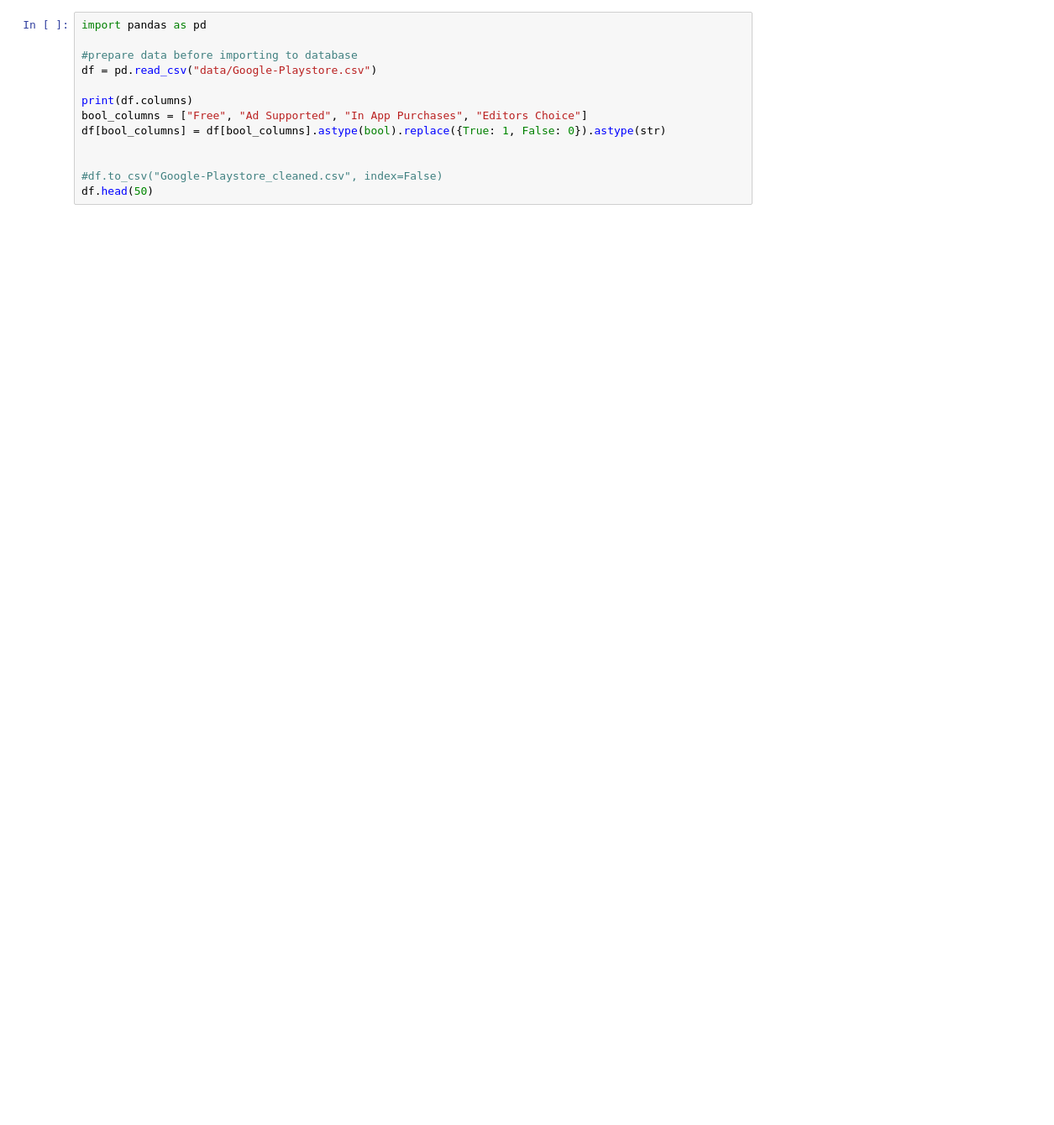
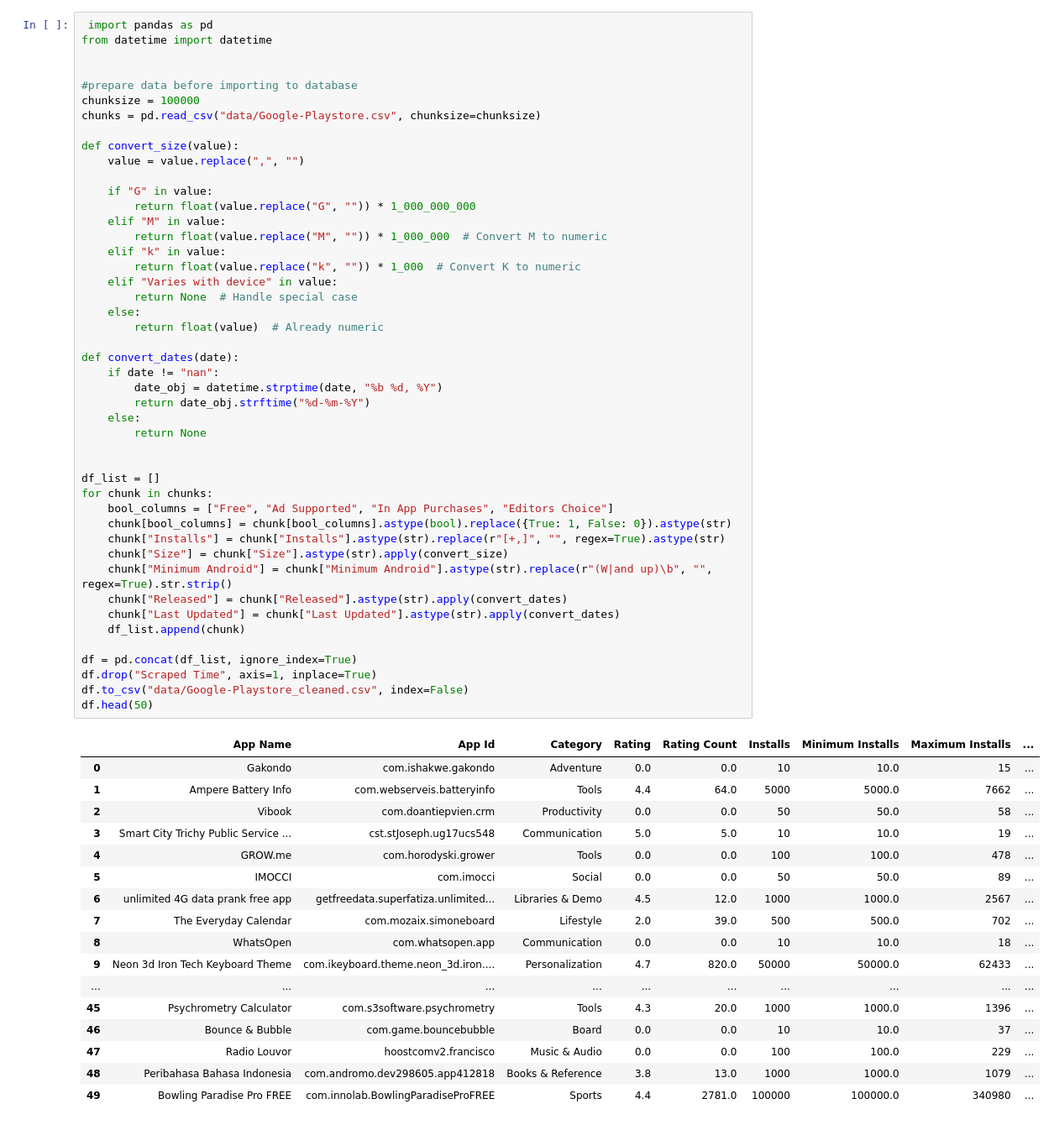
Before and after one commit to pawel00wypych/Databases-Efficiency-Comparison, a Jupyter notebook: prepare_data.ipynb, the cells around one changed output. Shown: that part at 84% size. Drawn from its saved outputs; the diff is of its cells as text; blank space fills up the shorter version.

Commit message:
script to prepare csv data file finished

```diff
--- a/prepare_data.ipynb
+++ b/prepare_data.ipynb
@@ -1,14 +1,64 @@
 # %%
-import pandas as pd
+ import pandas as pd
+from datetime import datetime
+
 
 #prepare data before importing to database
-df = pd.read_csv("data/Google-Playstore.csv")
+chunksize = 100000
+chunks = pd.read_csv("data/Google-Playstore.csv", chunksize=chunksize)
 
-print(df.columns)
-bool_columns = ["Free", "Ad Supported", "In App Purchases", "Editors Choice"]
-df[bool_columns] = df[bool_columns].astype(bool).replace({True: 1, False: 0}).astype(str)
+def convert_size(value):
+    value = value.replace(",", "")
+
+    if "G" in value:
+        return float(value.replace("G", "")) * 1_000_000_000
+    elif "M" in value:
+        return float(value.replace("M", "")) * 1_000_000  # Convert M to numeric
+    elif "k" in value:
+        return float(value.replace("k", "")) * 1_000  # Convert K to numeric
+    elif "Varies with device" in value:
+        return None  # Handle special case
+    else:
+        return float(value)  # Already numeric
+
+def convert_dates(date):
+    if date != "nan":
+        date_obj = datetime.strptime(date, "%b %d, %Y")
+        return date_obj.strftime("%d-%m-%Y")
+    else:
+        return None
 
 
-#df.to_csv("Google-Playstore_cleaned.csv", index=False)
+df_list = []
+for chunk in chunks:
+    bool_columns = ["Free", "Ad Supported", "In App Purchases", "Editors Choice"]
+    chunk[bool_columns] = chunk[bool_columns].astype(bool).replace({True: 1, False: 0}).astype(str)
+    chunk["Installs"] = chunk["Installs"].astype(str).replace(r"[+,]", "", regex=True).astype(str)
+    chunk["Size"] = chunk["Size"].astype(str).apply(convert_size)
+    chunk["Minimum Android"] = chunk["Minimum Android"].astype(str).replace(r"(W|and up)\b", "", regex=True).str.strip()
+    chunk["Released"] = chunk["Released"].astype(str).apply(convert_dates)
+    chunk["Last Updated"] = chunk["Last Updated"].astype(str).apply(convert_dates)
+    df_list.append(chunk)
+
+df = pd.concat(df_list, ignore_index=True)
+df.drop("Scraped Time", axis=1, inplace=True)
+df.to_csv("data/Google-Playstore_cleaned.csv", index=False)
 df.head(50)
 # %% [output]
+|  | App Name | App Id | Category | Rating | Rating Count | Installs | Minimum Installs | Maximum Installs | ... |
+| 0 | Gakondo | com.ishakwe.gakondo | Adventure | 0.0 | 0.0 | 10 | 10.0 | 15 | ... |
+| 1 | Ampere Battery Info | com.webserveis.batteryinfo | Tools | 4.4 | 64.0 | 5000 | 5000.0 | 7662 | ... |
+| 2 | Vibook | com.doantiepvien.crm | Productivity | 0.0 | 0.0 | 50 | 50.0 | 58 | ... |
+| 3 | Smart City Trichy Public Service ... | cst.stJoseph.ug17ucs548 | Communication | 5.0 | 5.0 | 10 | 10.0 | 19 | ... |
+| 4 | GROW.me | com.horodyski.grower | Tools | 0.0 | 0.0 | 100 | 100.0 | 478 | ... |
+| 5 | IMOCCI | com.imocci | Social | 0.0 | 0.0 | 50 | 50.0 | 89 | ... |
+| 6 | unlimited 4G data prank free app | getfreedata.superfatiza.unlimited... | Libraries & Demo | 4.5 | 12.0 | 1000 | 1000.0 | 2567 | ... |
+| 7 | The Everyday Calendar | com.mozaix.simoneboard | Lifestyle | 2.0 | 39.0 | 500 | 500.0 | 702 | ... |
+| 8 | WhatsOpen | com.whatsopen.app | Communication | 0.0 | 0.0 | 10 | 10.0 | 18 | ... |
+| 9 | Neon 3d Iron Tech Keyboard Theme | com.ikeyboard.theme.neon_3d.iron.... | Personalization | 4.7 | 820.0 | 50000 | 50000.0 | 62433 | ... |
+| ... | ... | ... | ... | ... | ... | ... | ... | ... | ... |
+| 45 | Psychrometry Calculator | com.s3software.psychrometry | Tools | 4.3 | 20.0 | 1000 | 1000.0 | 1396 | ... |
+| 46 | Bounce & Bubble | com.game.bouncebubble | Board | 0.0 | 0.0 | 10 | 10.0 | 37 | ... |
+| 47 | Radio Louvor | hoostcomv2.francisco | Music & Audio | 0.0 | 0.0 | 100 | 100.0 | 229 | ... |
+| 48 | Peribahasa Bahasa Indonesia | com.andromo.dev298605.app412818 | Books & Reference | 3.8 | 13.0 | 1000 | 1000.0 | 1079 | ... |
+| 49 | Bowling Paradise Pro FREE | com.innolab.BowlingParadiseProFREE | Sports | 4.4 | 2781.0 | 100000 | 100000.0 | 340980 | ... |
```
Also changed, not shown: parts of 2 cells of this notebook, 1 other file.
